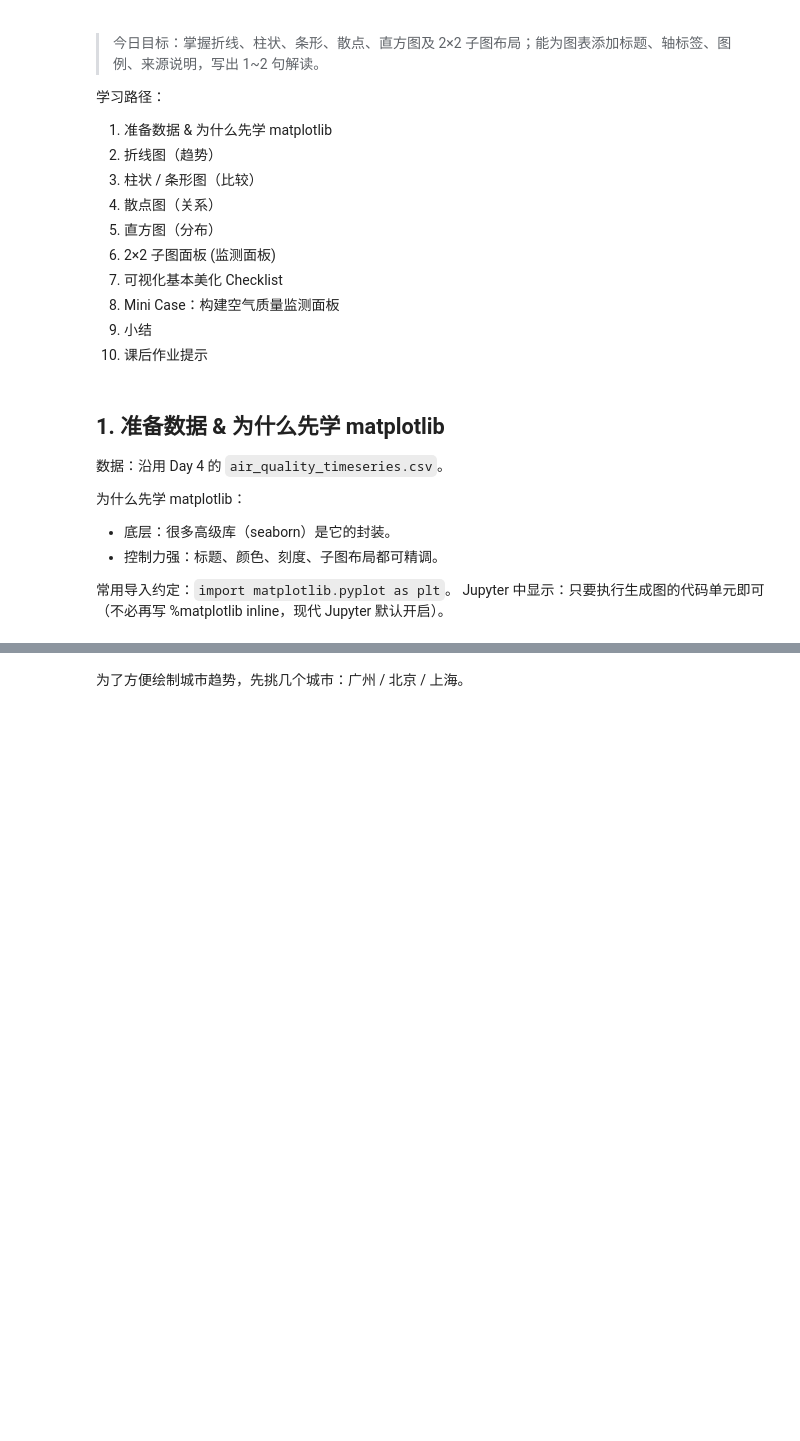
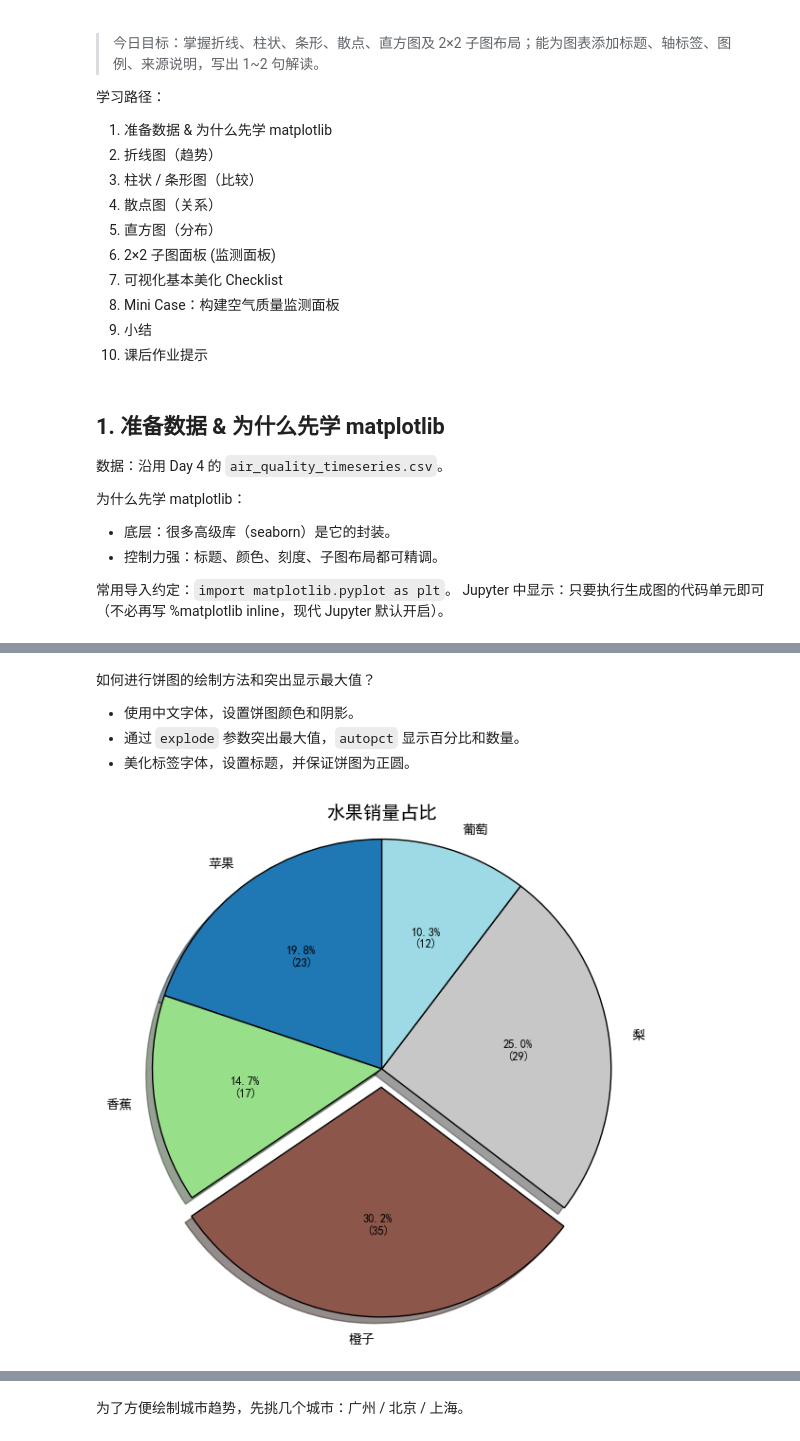
Before and after one commit to zhouxzh/python-data-analysis, a Jupyter notebook: notebooks/Day05_visualization.ipynb, the cells around one changed output, grey strips where cells are left out. Saved outputs shown, nothing was run; the diff lists cells and outputs as text; code cells hidden in the pictures; blank space fills up the shorter version.

```diff
--- a/notebooks/Day05_visualization.ipynb
+++ b/notebooks/Day05_visualization.ipynb
@@ -26,0 +121,43 @@ Jupyter 中显示：只要执行生成图的代码单元即可（不必再写 %m
+# %% [markdown]
+如何进行饼图的绘制方法和突出显示最大值？
+- 使用中文字体，设置饼图颜色和阴影。
+- 通过 `explode` 参数突出最大值，`autopct` 显示百分比和数量。
+- 美化标签字体，设置标题，并保证饼图为正圆。
+# %%
+# 饼图示例：使用已有的 categories 和 values
+plt.rcParams['font.sans-serif'] = fonts_to_try  # 尝试使用已准备的中文字体列表
+plt.rcParams['axes.unicode_minus'] = False
+
+fig, ax = plt.subplots(figsize=(6,6))
+# 将最大值稍微突出显示
+explode = [0.08 if v == max(values) else 0 for v in values]
+colors = plt.get_cmap('tab20')(np.linspace(0, 1, len(values)))
+
+def autopct_with_count(pct):
+    total = sum(values)
+    count = int(round(pct * total / 100.0))
+    return f"{pct:.1f}%\n({count})"
+
+wedges, texts, autotexts = ax.pie(
+    values,
+    labels=categories,
+    autopct=autopct_with_count,
+    startangle=90,
+    explode=explode,
+    colors=colors,
+    shadow=True,
+    wedgeprops={'edgecolor': 'k'}
+)
+
+# 美化文本
+for t in texts:
+    t.set_fontsize(10)
+for at in autotexts:
+    at.set_fontsize(9)
+
+ax.set_title('水果销量占比', fontsize=14)
+ax.axis('equal')  # 使饼图为正圆
+plt.tight_layout()
+plt.show()
+# %% [output]
+[figure, added]
```
Also changed, not shown: parts of 24 cells of this notebook, 14 other files.
